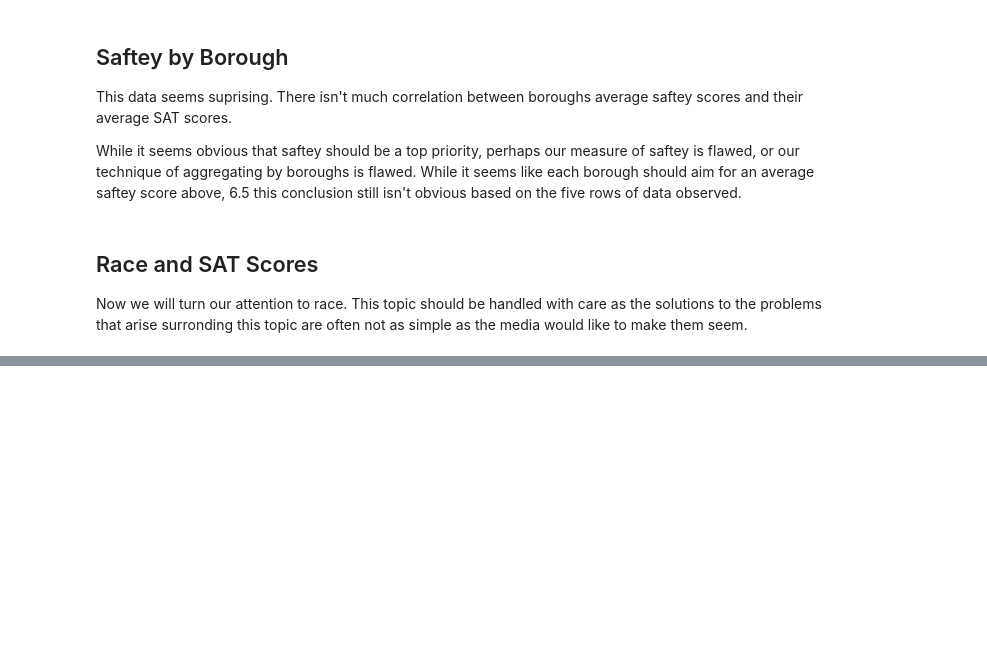
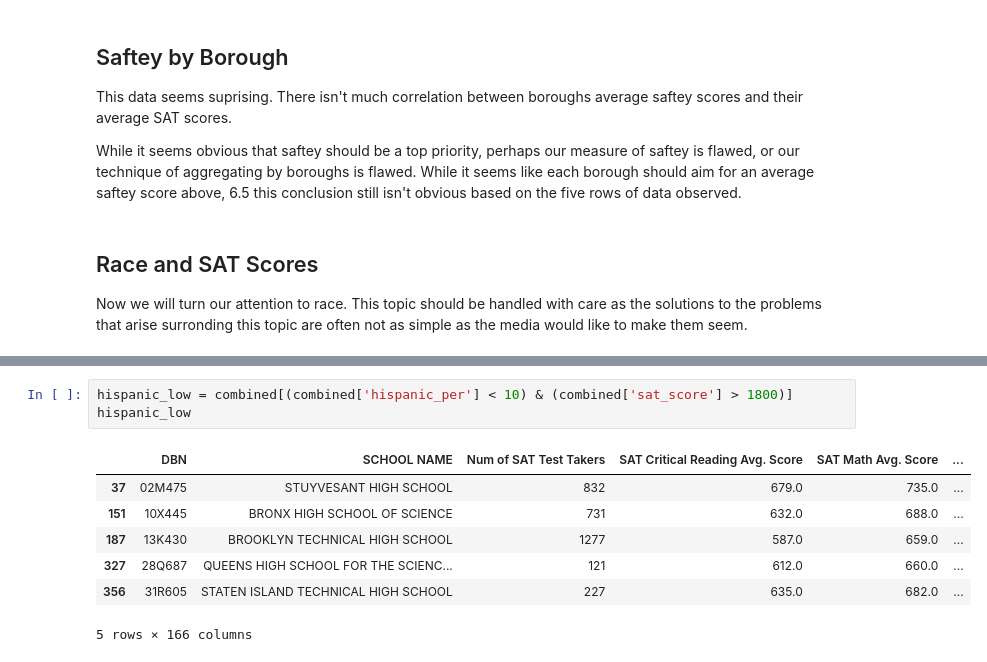
Before and after one commit to adfelt/New-York-School-Data, a Jupyter notebook: new_york_schools_data_analysis.ipynb, the cells around one changed output, grey strips where cells are left out. Saved outputs shown, nothing was run; the diff lists cells and outputs as text; blank space fills up the shorter version.

```diff
--- a/new_york_schools_data_analysis.ipynb
+++ b/new_york_schools_data_analysis.ipynb
@@ -447,0 +473,11 @@ Now we will turn our attention to race.  This topic should be handled with care
+# %%
+hispanic_low = combined[(combined['hispanic_per'] < 10) & (combined['sat_score'] > 1800)]
+hispanic_low
+# %% [output]
+|  | DBN | SCHOOL NAME | Num of SAT Test Takers | SAT Critical Reading Avg. Score | SAT Math Avg. Score | ... |
+| 37 | 02M475 | STUYVESANT HIGH SCHOOL | 832 | 679.0 | 735.0 | ... |
+| 151 | 10X445 | BRONX HIGH SCHOOL OF SCIENCE | 731 | 632.0 | 688.0 | ... |
+| 187 | 13K430 | BROOKLYN TECHNICAL HIGH SCHOOL | 1277 | 587.0 | 659.0 | ... |
+| 327 | 28Q687 | QUEENS HIGH SCHOOL FOR THE SCIENC... | 121 | 612.0 | 660.0 | ... |
+| 356 | 31R605 | STATEN ISLAND TECHNICAL HIGH SCHOOL | 227 | 635.0 | 682.0 | ... |
+5 rows × 166 columns
```
Also changed, not shown: parts of 4 cells of this notebook.
